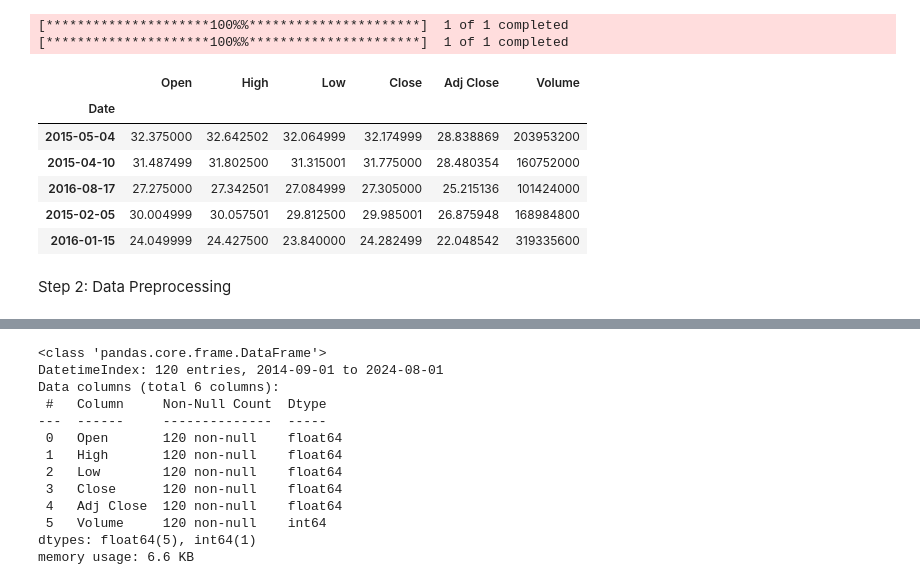
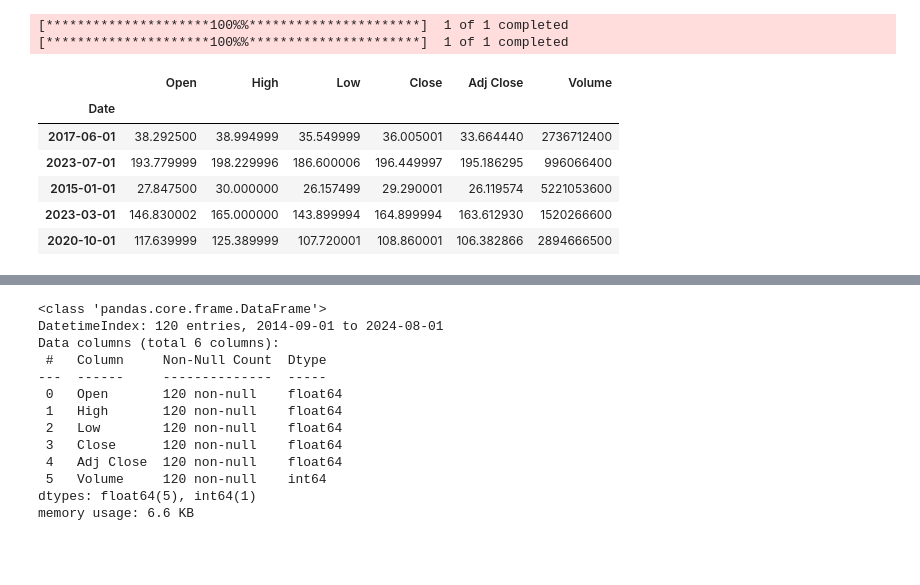
Before and after one commit to bshazia/Apple_Stocks, a Jupyter notebook: Apple_stock.ipynb, the cells around one changed output, grey strips where cells are left out. Drawn from its saved outputs; the diff is of its cells as text; code cells hidden in the pictures; blank space fills up the shorter version.

```diff
--- a/Apple_stock.ipynb
+++ b/Apple_stock.ipynb
@@ -45,17 +52,15 @@ data_monthly.to_csv('AAPL_monthly_data.csv')
 [*********************100%%**********************]  1 of 1 completed
 [*********************100%%**********************]  1 of 1 completed
 # %%
-data_daily_copy.sample(5)
+data_monthly.sample(5)
 # %% [output]
 |  | Open | High | Low | Close | Adj Close | Volume |
 | Date |  |  |  |  |  |  |
-| 2015-05-04 | 32.375000 | 32.642502 | 32.064999 | 32.174999 | 28.838869 | 203953200 |
-| 2015-04-10 | 31.487499 | 31.802500 | 31.315001 | 31.775000 | 28.480354 | 160752000 |
-| 2016-08-17 | 27.275000 | 27.342501 | 27.084999 | 27.305000 | 25.215136 | 101424000 |
-| 2015-02-05 | 30.004999 | 30.057501 | 29.812500 | 29.985001 | 26.875948 | 168984800 |
-| 2016-01-15 | 24.049999 | 24.427500 | 23.840000 | 24.282499 | 22.048542 | 319335600 |
+| 2017-06-01 | 38.292500 | 38.994999 | 35.549999 | 36.005001 | 33.664440 | 2736712400 |
+| 2023-07-01 | 193.779999 | 198.229996 | 186.600006 | 196.449997 | 195.186295 | 996066400 |
+| 2015-01-01 | 27.847500 | 30.000000 | 26.157499 | 29.290001 | 26.119574 | 5221053600 |
+| 2023-03-01 | 146.830002 | 165.000000 | 143.899994 | 164.899994 | 163.612930 | 1520266600 |
+| 2020-10-01 | 117.639999 | 125.389999 | 107.720001 | 108.860001 | 106.382866 | 2894666500 |
-# %% [markdown]
-Step 2: Data Preprocessing
 # %%
 data_daily_copy.info()
 # %% [output]
```
Also changed, not shown: parts of 61 cells of this notebook.
